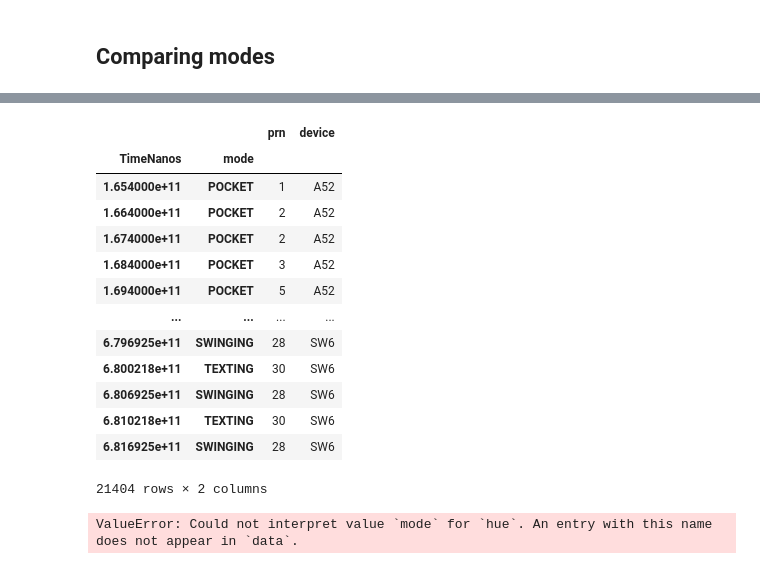
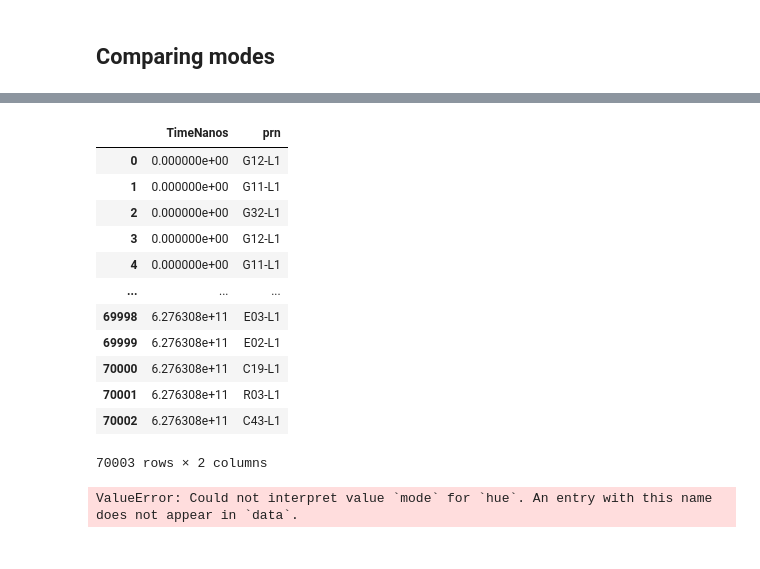
Before and after one commit to agrenier-gnss/MimirAnalyzer, a Jupyter notebook: 2024_Dataset_GEOLOC/measurement_analysis.ipynb, the cells around one changed output, grey strips where cells are left out. Drawn from its saved outputs; the diff is of its cells as text; code cells hidden in the pictures.

```diff
--- a/2024_Dataset_GEOLOC/measurement_analysis.ipynb
+++ b/2024_Dataset_GEOLOC/measurement_analysis.ipynb
@@ -9,11 +9,11 @@ import misc
 # %% [markdown]
 # Open-sky
 # %%
-folder_path = "/mnt/c/Users/vmangr/OneDrive - TUNI.fi/Shared/GEOLOC/dataset/S1"
-#folder_path = "/mnt/c/Users/Antoine/OneDrive - TUNI.fi/Shared/GEOLOC/dataset/S1"
+#folder_path = "/mnt/c/Users/vmangr/OneDrive - TUNI.fi/Shared/GEOLOC/dataset/S1"
+folder_path = "/mnt/c/Users/Antoine/OneDrive - TUNI.fi/Shared/GEOLOC/dataset/S1"
 acq_list = [f"A{i:d}" for i in range(1, 11)]
 device_android = ['A52', 'GP7', 'GPW', 'SW6']
-device_uliss = ['UA']
+device_uliss = ['UA', 'U1']
 files_type = ['RINEX', 'RAW', 'MAT']
 survey = 'S1'
 # %%
@@ -81,7 +79,7 @@ plt.gca().get_legend().remove()
 # %%
 log_dict = {}
 log_dict.update(log_android)
-#log_dict.update(log_rinex)
+log_dict.update(log_rinex)
 # %%
 misc.plotBoxPlotCN0PerMode(log_dict, device_android, device_uliss)
 plt.title("Open-sky")
@@ -113,33 +112,32 @@ df
 # %%
 
 df = pd.DataFrame()
 for device, log in log_dict.items():
-    _df = log.reset_index()[['TimeNanos', 'prn', 'mode']]
+    _df = log[['TimeNanos', 'prn', 'mode']]
     _df = _df.groupby(['TimeNanos', 'mode']).nunique()
-    # if device in device_android:
-    #     _df = log.reset_index()[['TimeNanos', 'prn']]
+    if device in device_android:
+        _df = log.reset_index()[['TimeNanos', 'prn']]
     # if device in device_uliss:
     #     _df = log[['snr', 'mode']]
     #     _df.rename(columns={'snr':'Cn0DbHz'}, inplace=True)
-    _df['device'] = device
+    #_df['device'] = device
 
-    df = pd.concat([df, _df], axis=0)
-df
+    #df = pd.concat([df, _df], axis=0)
+_df
 # %% [output]
-|  |  | prn | device |
-| TimeNanos | mode |  |  |
-| 1.654000e+11 | POCKET | 1 | A52 |
-| 1.664000e+11 | POCKET | 2 | A52 |
-| 1.674000e+11 | POCKET | 2 | A52 |
-| 1.684000e+11 | POCKET | 3 | A52 |
-| 1.694000e+11 | POCKET | 5 | A52 |
-| ... | ... | ... | ... |
-| 6.796925e+11 | SWINGING | 28 | SW6 |
-| 6.800218e+11 | TEXTING | 30 | SW6 |
-| 6.806925e+11 | SWINGING | 28 | SW6 |
-| 6.810218e+11 | TEXTING | 30 | SW6 |
-| 6.816925e+11 | SWINGING | 28 | SW6 |
+|  | TimeNanos | prn |
+| 0 | 0.000000e+00 | G12-L1 |
+| 1 | 0.000000e+00 | G11-L1 |
+| 2 | 0.000000e+00 | G32-L1 |
+| 3 | 0.000000e+00 | G12-L1 |
+| 4 | 0.000000e+00 | G11-L1 |
+| ... | ... | ... |
+| 69998 | 6.276308e+11 | E03-L1 |
+| 69999 | 6.276308e+11 | E02-L1 |
+| 70000 | 6.276308e+11 | C19-L1 |
+| 70001 | 6.276308e+11 | R03-L1 |
+| 70002 | 6.276308e+11 | C43-L1 |
-21404 rows × 2 columns
+70003 rows × 2 columns
 # %%
 import seaborn as sns
 plt.figure(figsize=(4,3))
```
Also changed, not shown: parts of 3 cells of this notebook.
